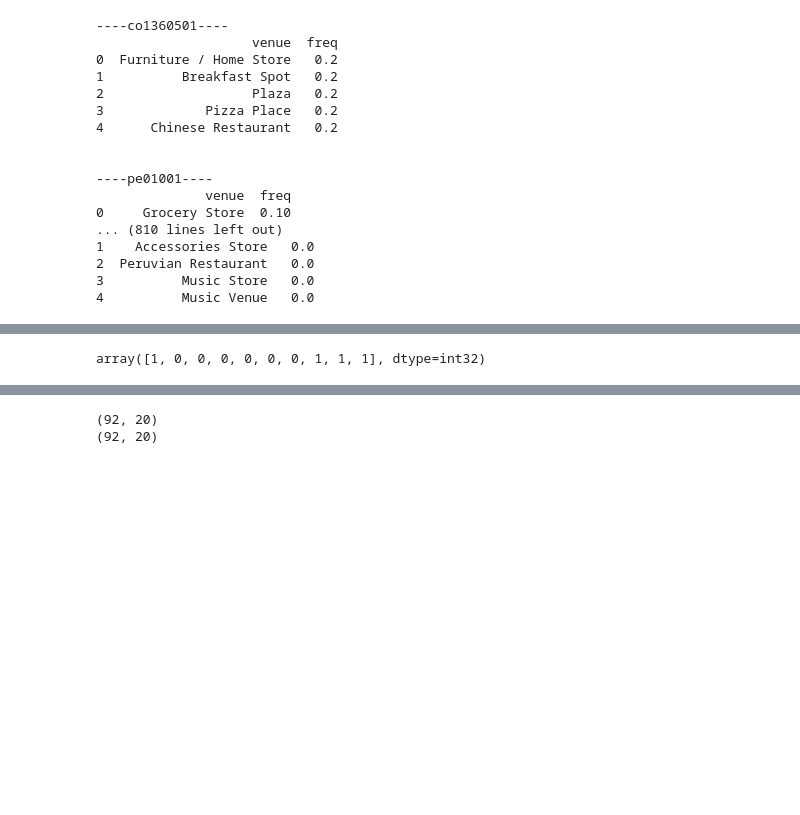
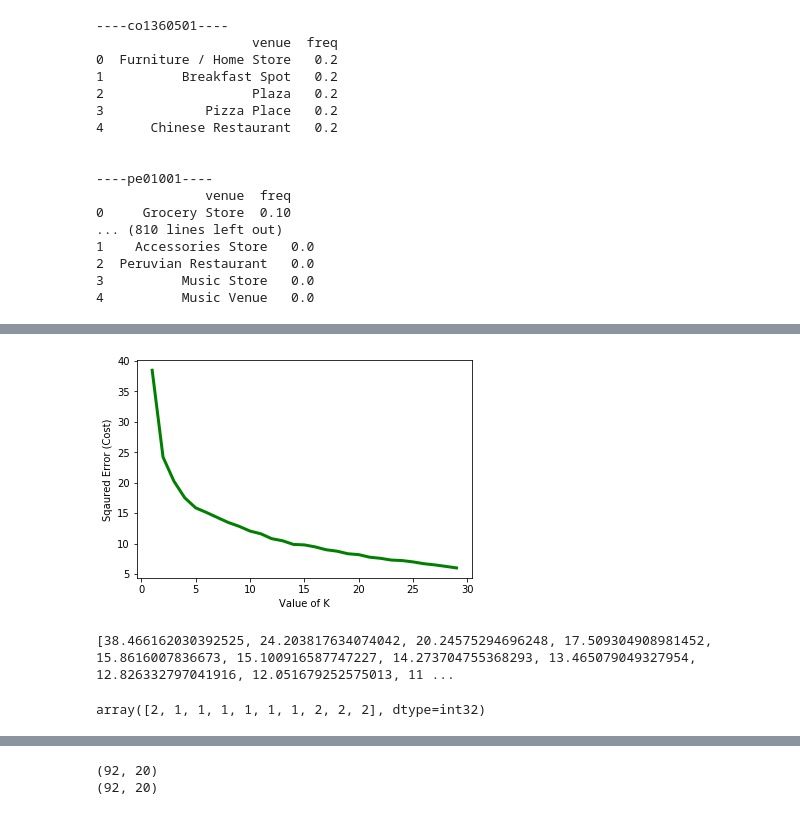
Before and after one commit to jaimeaxt/datascience, a Jupyter notebook: Estaciones v2.ipynb, the cells around one changed output, grey strips where cells are left out. Saved outputs shown, nothing was run; the diff lists cells and outputs as text; code cells hidden in the pictures; blank space fills up the shorter version.

```diff
--- a/Estaciones v2.ipynb
+++ b/Estaciones v2.ipynb
@@ -326,12 +327,26 @@ df.head()
+# %%
+import matplotlib.pyplot as plt
+%matplotlib inline
+
+cost =[]
+for i in range(1, 30):
+    KM = KMeans(n_clusters = i, max_iter = 500)
+    KM.fit(distribuidor_grouped_clustering)
+
+    cost.append(KM.inertia_)
+
+plt.plot(range(1, 30), cost, color ='g', linewidth ='3')
+plt.xlabel("Value of K")
+plt.ylabel("Sqaured Error (Cost)")
+plt.show() # clear the plot
+
+print(cost)
+# %% [output]
+[figure, added]
+[38.466162030392525, 24.203817634074042, 20.24575294696248, 17.509304908981452, 15.8616007836673, 15.100916587747227, 14.273704755368293, 13.465079049327954, 12.826332797041916, 12.051679252575013, 11 ...
 # %%
 # set number of clusters
-kclusters = 5
-
-distribuidor_grouped = distribuidor_grouped.join(df.set_index('id'), on='ID Station')
-
-distribuidor_grouped_clustering = distribuidor_grouped.drop(labels=['ID Station','distribuidor','comuna','latitud','longitud'], axis=1)
-
-#distribuidor_grouped_clustering
+kclusters = 6
 
 # run k-means clustering
 kmeans = KMeans(n_clusters=kclusters, random_state=0).fit(distribuidor_grouped_clustering)
@@ -339,7 +354,7 @@ kmeans = KMeans(n_clusters=kclusters, random_state=0).fit(distribuidor_grouped_c
 # check cluster labels generated for each row in the dataframe
 kmeans.labels_[0:10]
 # %% [output]
-array([1, 0, 0, 0, 0, 0, 0, 1, 1, 1], dtype=int32)
+array([2, 1, 1, 1, 1, 1, 1, 2, 2, 2], dtype=int32)
 # %%
 # add clustering labels
 neighborhoods_venues_sorted.insert(0, 'Cluster Labels', kmeans.labels_)
```
Also changed, not shown: parts of 9 cells of this notebook.
